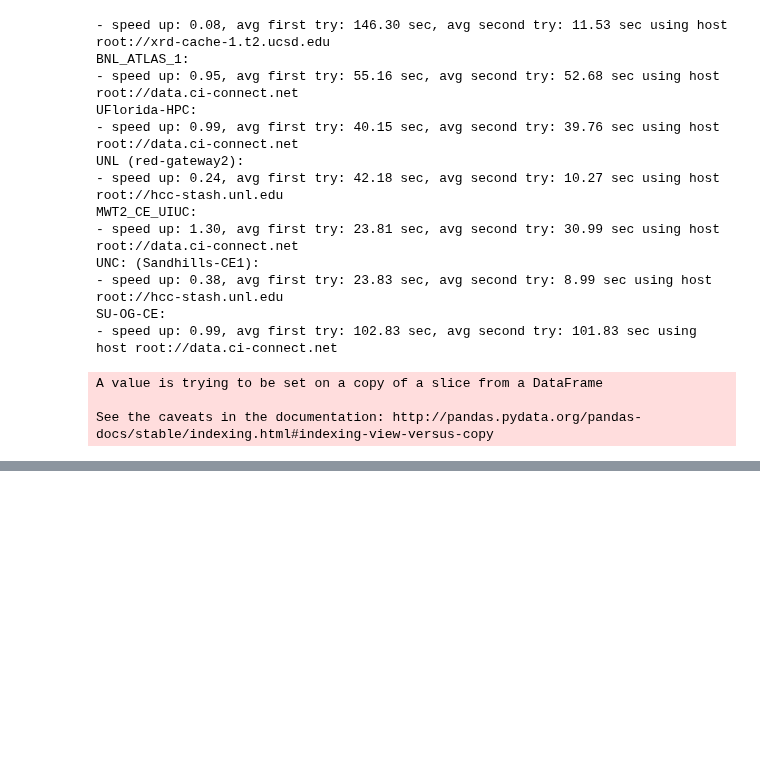
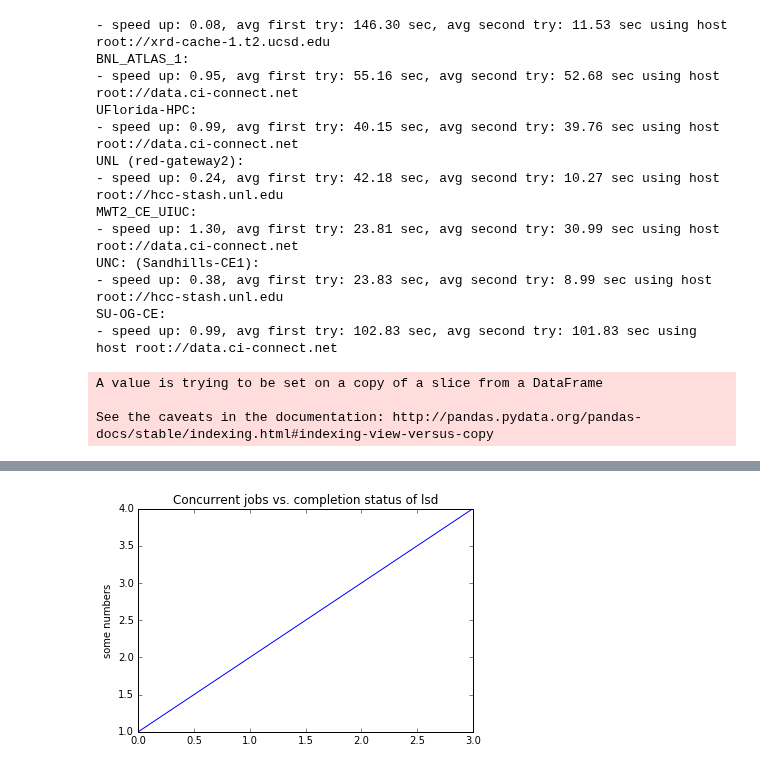
Before and after one commit to ATLAS-Analytics/AnalyticsNotebooks, a Jupyter notebook: Tony/Speed-up Analysis.ipynb, the cells around one changed output, grey strips where cells are left out. Drawn from its saved outputs; the diff is of its cells as text; code cells hidden in the pictures; blank space fills up the shorter version.

```diff
--- a/Tony/Speed-up Analysis.ipynb
+++ b/Tony/Speed-up Analysis.ipynb
@@ -359,0 +326,8 @@ open1 = pd.concat([pd.Series(1, df1.begin),  # created add 1
+# %%
+site='lsd'
+plt.title('Concurrent jobs vs. completion status of ' + site)
+plt.plot([1,2,3,4])
+plt.ylabel('some numbers')
+plt.show()
+# %% [output]
+[figure, added]
```
Also changed, not shown: parts of 9 cells of this notebook, 54 other files.
